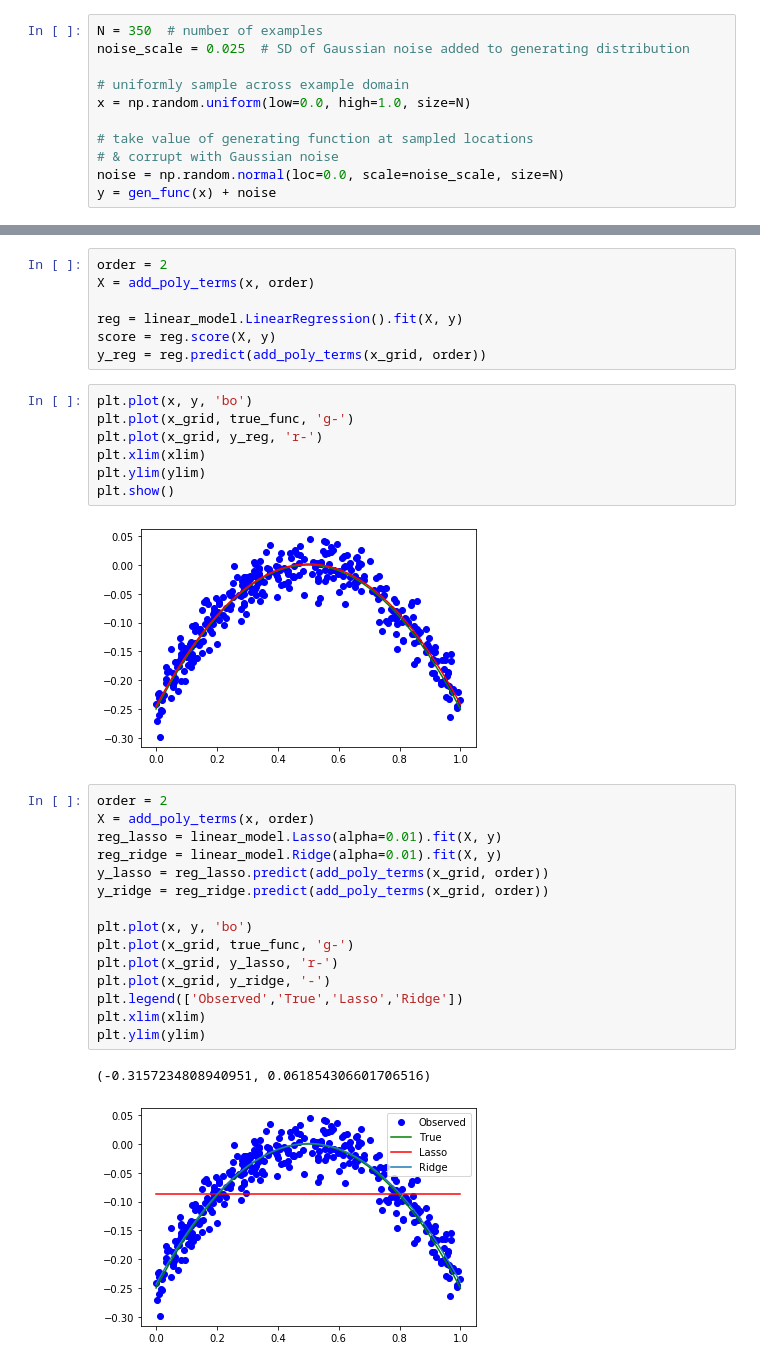
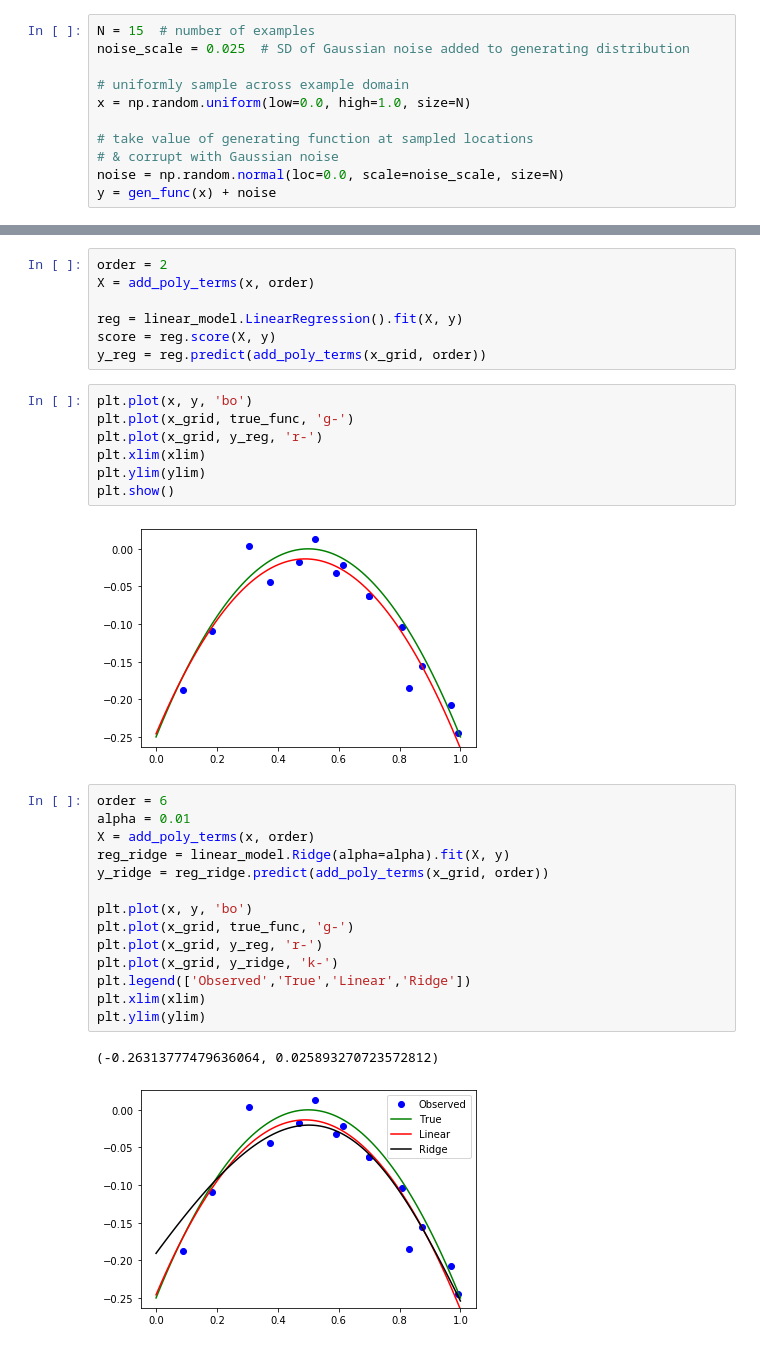
Before and after one commit to BlohmLab/MLtutorials, a Jupyter notebook: ML intro 1.ipynb, the cells around one changed output, grey strips where cells are left out. Drawn from its saved outputs; the diff is of its cells as text.

```diff
--- a/ML intro 1.ipynb
+++ b/ML intro 1.ipynb
@@ -412,7 +421,7 @@ from functools import partial
 # a little trick to fix the parameters of this function
 gen_func = partial(quadratic, loc=0.5, scale=-1.)
 # %%
-N = 350  # number of examples
+N = 15  # number of examples
 noise_scale = 0.025  # SD of Gaussian noise added to generating distribution
 
 # uniformly sample across example domain
@@ -458,22 +469,21 @@ plt.xlim(xlim)
 plt.ylim(ylim)
 plt.show()
 # %% [output]
-[figure, old version]
+[figure, new version]
 # %%
-order = 2
+order = 6
+alpha = 0.01
 X = add_poly_terms(x, order)
-reg_lasso = linear_model.Lasso(alpha=0.01).fit(X, y)
-reg_ridge = linear_model.Ridge(alpha=0.01).fit(X, y)
-y_lasso = reg_lasso.predict(add_poly_terms(x_grid, order))
+reg_ridge = linear_model.Ridge(alpha=alpha).fit(X, y)
 y_ridge = reg_ridge.predict(add_poly_terms(x_grid, order))
 
 plt.plot(x, y, 'bo')
 plt.plot(x_grid, true_func, 'g-')
-plt.plot(x_grid, y_lasso, 'r-')
-plt.plot(x_grid, y_ridge, '-')
-plt.legend(['Observed','True','Lasso','Ridge'])
+plt.plot(x_grid, y_reg, 'r-')
+plt.plot(x_grid, y_ridge, 'k-')
+plt.legend(['Observed','True','Linear','Ridge'])
 plt.xlim(xlim)
 plt.ylim(ylim)
 # %% [output]
-(-0.3157234808940951, 0.061854306601706516)
+(-0.26313777479636064, 0.025893270723572812)
-[figure, old version]
+[figure, new version]
```
Also changed, not shown: parts of 14 cells of this notebook.
